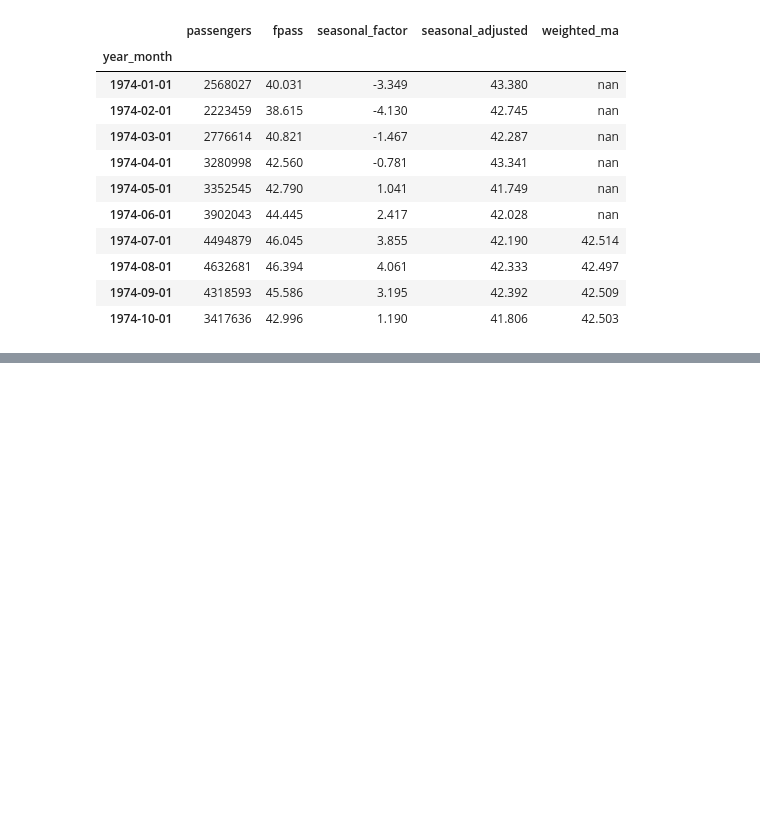
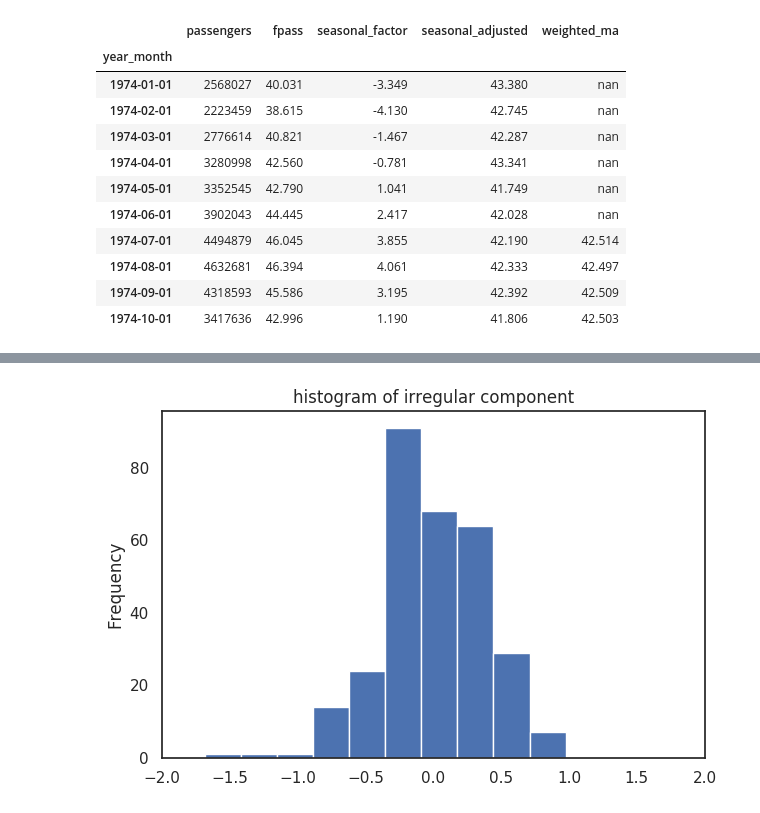
Before and after one commit to SandervandenOord/M249, a Jupyter notebook: notebooks/3_Seasonal_decomposition_and_Weighted_moving_averages.ipynb, the cells around one changed output, grey strips where cells are left out. Cells and saved outputs as stored; diff of their text form; code cells hidden in the pictures; blank space fills up the shorter version.

```diff
--- a/notebooks/3_Seasonal_decomposition_and_Weighted_moving_averages.ipynb
+++ b/notebooks/3_Seasonal_decomposition_and_Weighted_moving_averages.ipynb
@@ -130,0 +181,5 @@ df.head(10)
+# %%
+# check if irregular terms lie around 0. Mode seems to lie a bit below 0.
+df['irregular'].plot(kind='hist', xlim=(-2, 2), title='histogram of irregular component');
+# %% [output]
+[figure, added]
```
Also changed, not shown: parts of 9 cells of this notebook.
